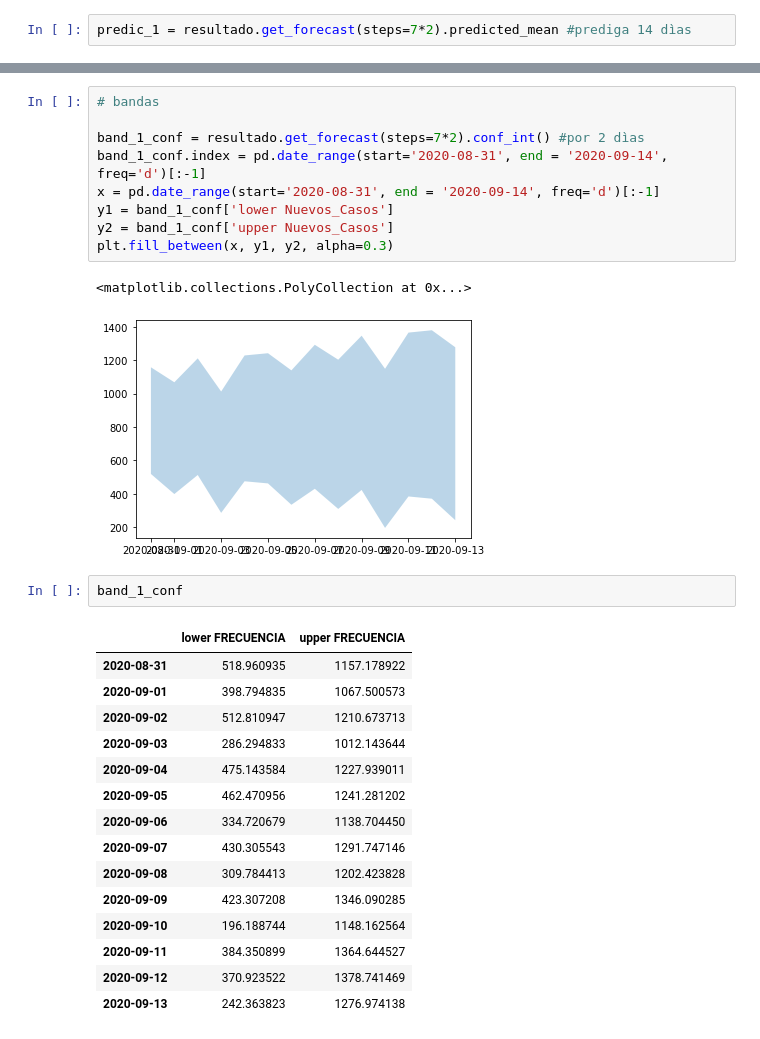
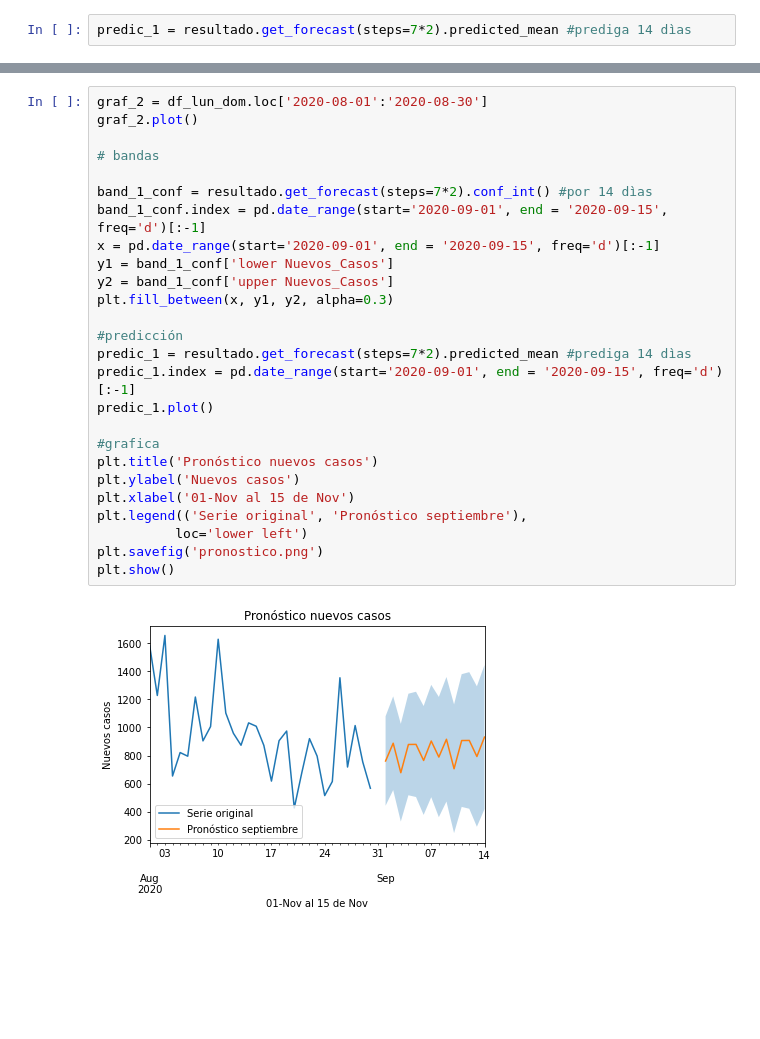
Before and after one commit to AP-2020-1S/covid-19-sandaye, a Jupyter notebook: Notebooks/predict_cortoplazo.ipynb, the cells around one changed output, grey strips where cells are left out. Saved outputs shown, nothing was run; the diff lists cells and outputs as text; blank space fills up the shorter version.

```diff
--- a/Notebooks/predict_cortoplazo.ipynb
+++ b/Notebooks/predict_cortoplazo.ipynb
@@ -85,30 +85,28 @@ predic_1.plot()
 # %%
+graf_2 = df_lun_dom.loc['2020-08-01':'2020-08-30']
+graf_2.plot()
+
 # bandas
 
-band_1_conf = resultado.get_forecast(steps=7*2).conf_int() #por 2 dìas
-band_1_conf.index = pd.date_range(start='2020-08-31', end = '2020-09-14', freq='d')[:-1]
-x = pd.date_range(start='2020-08-31', end = '2020-09-14', freq='d')[:-1]
+band_1_conf = resultado.get_forecast(steps=7*2).conf_int() #por 14 dìas
+band_1_conf.index = pd.date_range(start='2020-09-01', end = '2020-09-15', freq='d')[:-1]
+x = pd.date_range(start='2020-09-01', end = '2020-09-15', freq='d')[:-1]
 y1 = band_1_conf['lower Nuevos_Casos']
 y2 = band_1_conf['upper Nuevos_Casos']
 plt.fill_between(x, y1, y2, alpha=0.3)
+
+#predicción
+predic_1 = resultado.get_forecast(steps=7*2).predicted_mean #prediga 14 dìas
+predic_1.index = pd.date_range(start='2020-09-01', end = '2020-09-15', freq='d')[:-1]
+predic_1.plot()
+
+#grafica
+plt.title('Pronóstico nuevos casos')
+plt.ylabel('Nuevos casos')
+plt.xlabel('01-Nov al 15 de Nov')
+plt.legend(('Serie original', 'Pronóstico septiembre'),
+          loc='lower left')
+plt.savefig('pronostico.png')
+plt.show()
 # %% [output]
-<matplotlib.collections.PolyCollection at 0x...>
-[figure, old version]
+[figure, new version]
-# %%
-band_1_conf
-# %% [output]
-|  | lower FRECUENCIA | upper FRECUENCIA |
-| 2020-08-31 | 518.960935 | 1157.178922 |
-| 2020-09-01 | 398.794835 | 1067.500573 |
-| 2020-09-02 | 512.810947 | 1210.673713 |
-| 2020-09-03 | 286.294833 | 1012.143644 |
-| 2020-09-04 | 475.143584 | 1227.939011 |
-| 2020-09-05 | 462.470956 | 1241.281202 |
-| 2020-09-06 | 334.720679 | 1138.704450 |
-| 2020-09-07 | 430.305543 | 1291.747146 |
-| 2020-09-08 | 309.784413 | 1202.423828 |
-| 2020-09-09 | 423.307208 | 1346.090285 |
-| 2020-09-10 | 196.188744 | 1148.162564 |
-| 2020-09-11 | 384.350899 | 1364.644527 |
-| 2020-09-12 | 370.923522 | 1378.741469 |
-| 2020-09-13 | 242.363823 | 1276.974138 |
```
Also changed, not shown: parts of 6 cells of this notebook.
